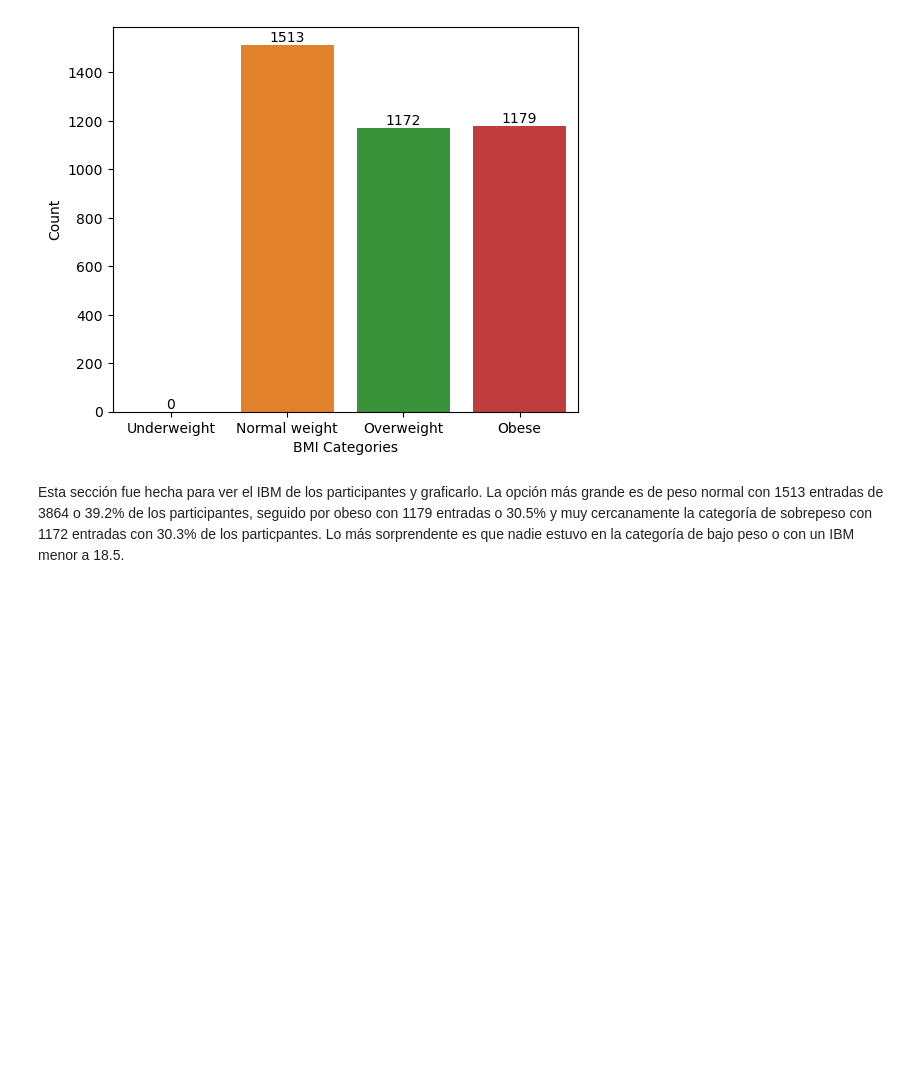
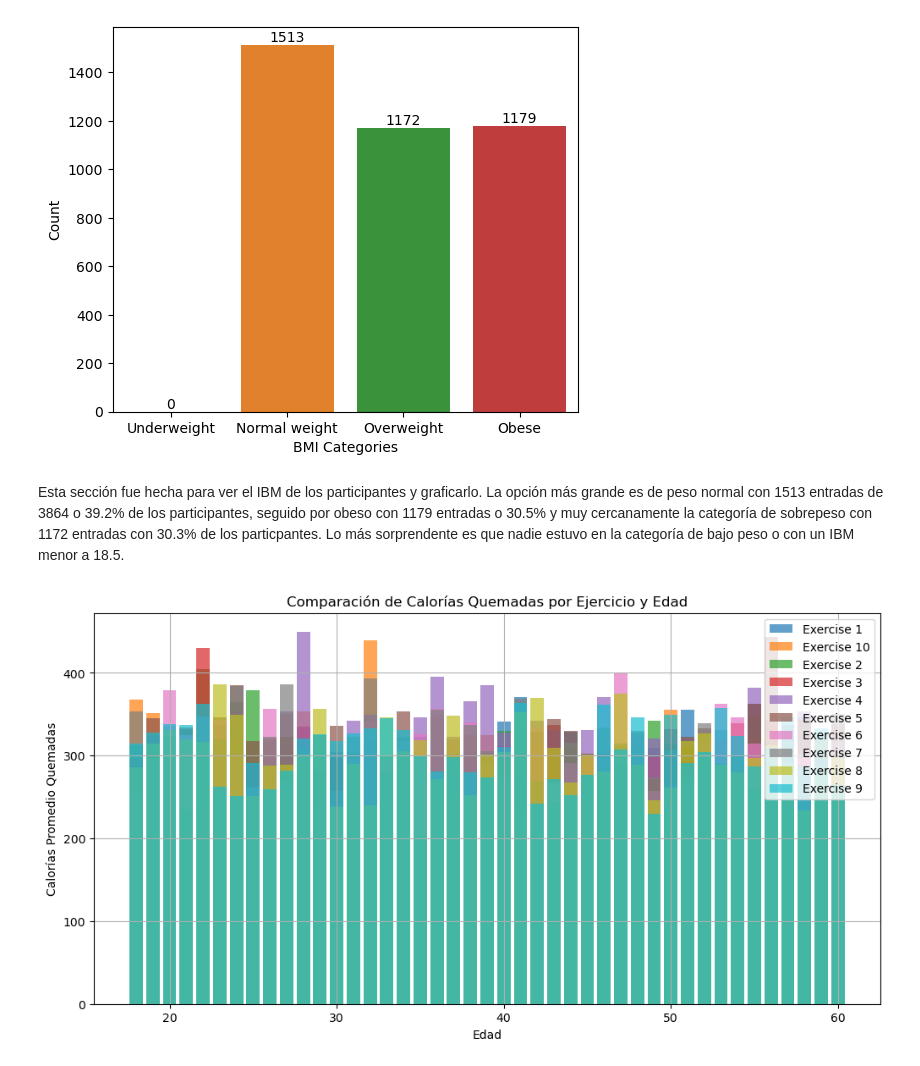
Before and after one commit to marcoa0602/PR2, a Jupyter notebook: cuaderno.ipynb, the cells around one changed output. Drawn from its saved outputs; the diff is of its cells as text; code cells hidden in the pictures; blank space fills up the shorter version.

```diff
--- a/cuaderno.ipynb
+++ b/cuaderno.ipynb
@@ -195,3 +195,27 @@ plt.show()
 [figure]
 # %% [markdown]
 Esta sección fue hecha para ver el IBM de los participantes y graficarlo. La opción más grande es de peso normal con 1513 entradas de 3864 o 39.2% de los participantes, seguido por obeso con 1179 entradas o 30.5% y muy cercanamente la categoría de sobrepeso con 1172 entradas con 30.3% de los particpantes. Lo más sorprendente es que nadie estuvo en la categoría de bajo peso o con un IBM menor a 18.5.
+# %%
+import matplotlib.pyplot as plt
+import pandas as pd
+
+# Cargar el conjunto de datos desde tu archivo local
+data = pd.read_csv('https://drive.google.com/uc?id=1dnvro-P6hLJQ07oWBjFWXdTv6KLTxzkk')
+
+# Calcular la cantidad promedio de calorías quemadas por ejercicio y grupo de edades
+avg_calories_by_age_and_exercise = data.groupby(['Exercise', 'Age'])['Calories Burn'].mean().reset_index()
+
+# Crear un gráfico de barras
+plt.figure(figsize=(12, 6))
+for exercise in avg_calories_by_age_and_exercise['Exercise'].unique():
+    exercise_data = avg_calories_by_age_and_exercise[avg_calories_by_age_and_exercise['Exercise'] == exercise]
+    plt.bar(exercise_data['Age'], exercise_data['Calories Burn'], label=exercise, alpha=0.7)
+
+plt.title('Comparación de Calorías Quemadas por Ejercicio y Edad')
+plt.xlabel('Edad')
+plt.ylabel('Calorías Promedio Quemadas')
+plt.legend()
+plt.grid(True)
+plt.show()
+# %% [output]
+[figure, added]
```
Also changed, not shown: parts of 4 cells of this notebook.
